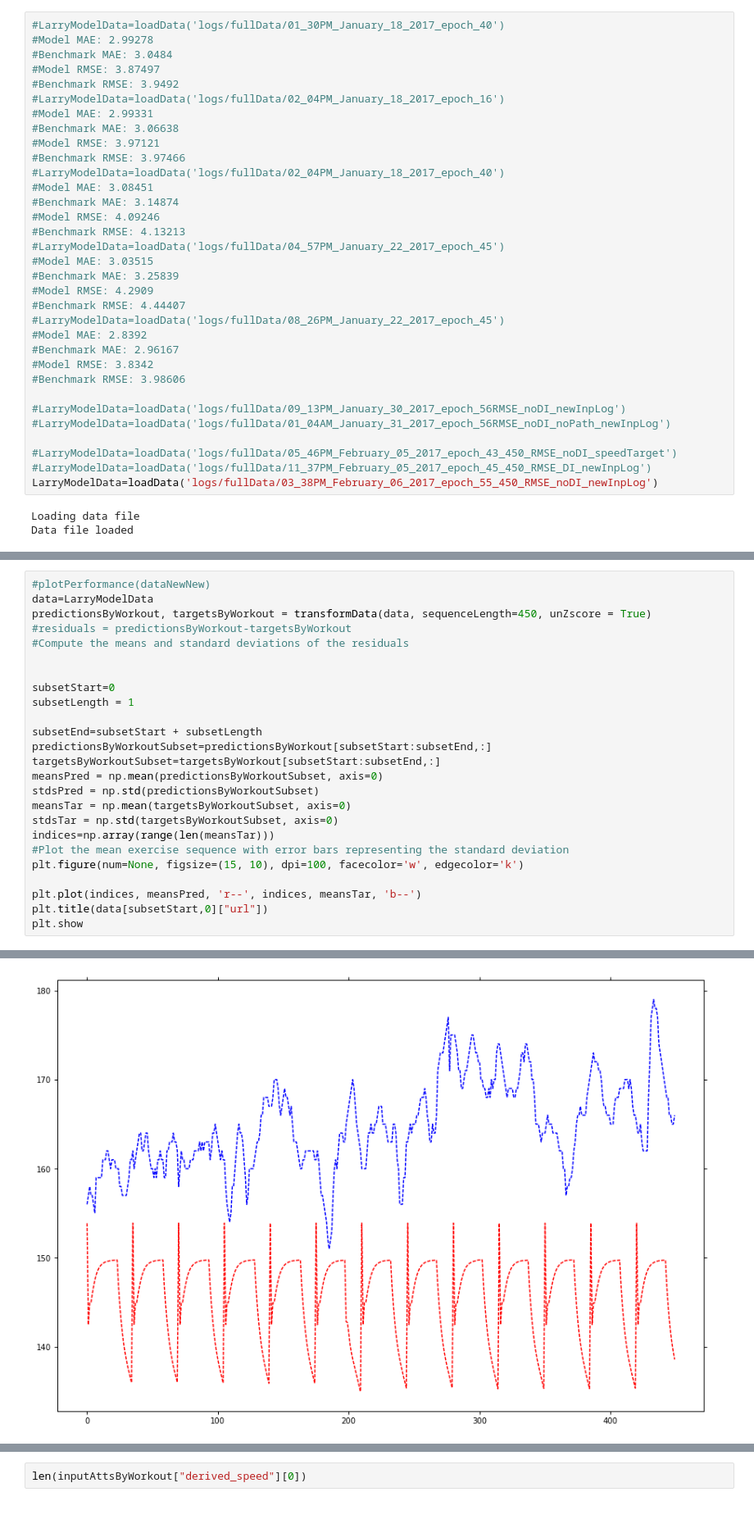
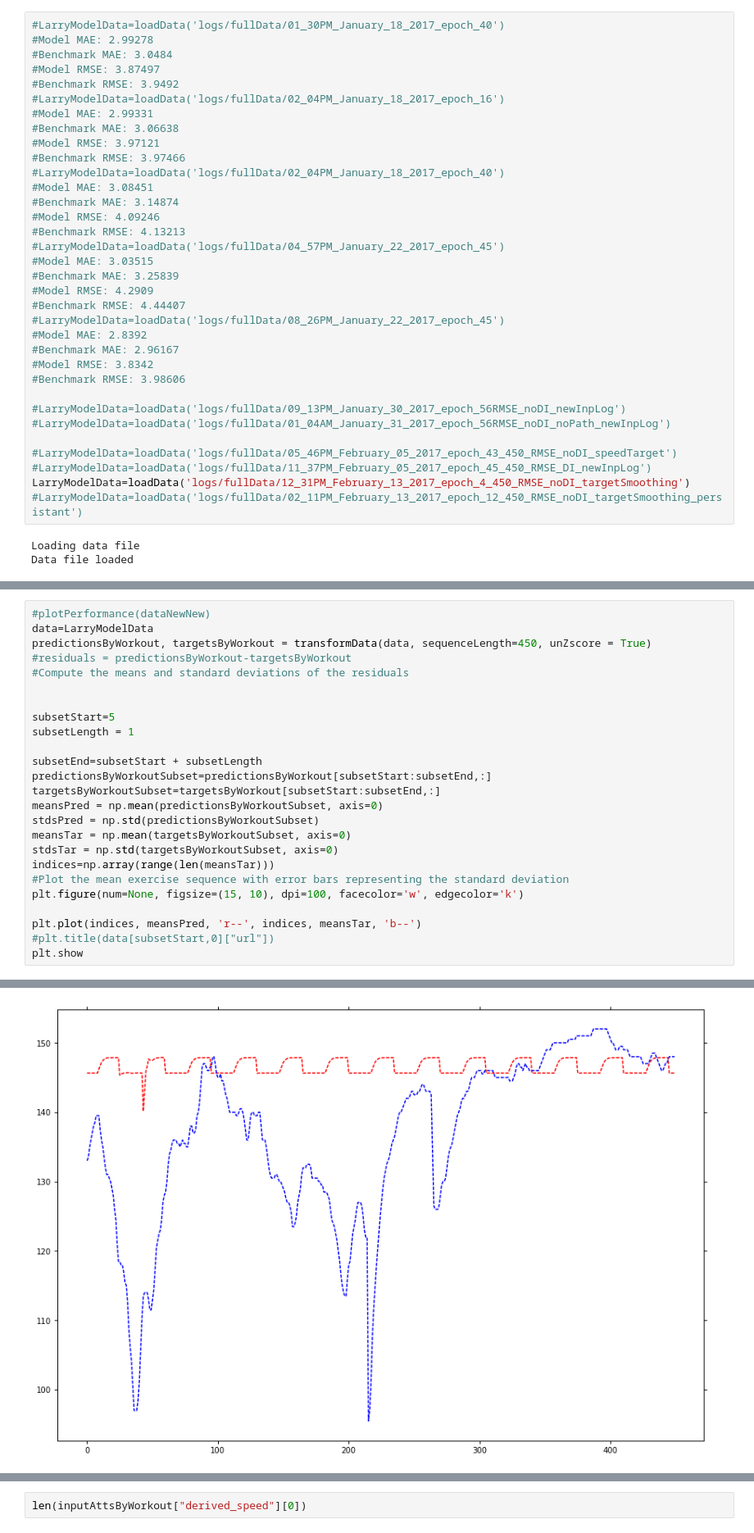
Before and after one commit to Epist/endomondo_inference, a Jupyter notebook: testPlotting.ipynb, the cells around one changed output, grey strips where cells are left out. Shown at 82% size. Cells and saved outputs as stored; diff of their text form.

```diff
--- a/testPlotting.ipynb
+++ b/testPlotting.ipynb
@@ -589,7 +589,8 @@ np.min(targetsByWorkout)
 
 #LarryModelData=loadData('logs/fullData/05_46PM_February_05_2017_epoch_43_450_RMSE_noDI_speedTarget')
 #LarryModelData=loadData('logs/fullData/11_37PM_February_05_2017_epoch_45_450_RMSE_DI_newInpLog')
-LarryModelData=loadData('logs/fullData/03_38PM_February_06_2017_epoch_55_450_RMSE_noDI_newInpLog')
+LarryModelData=loadData('logs/fullData/12_31PM_February_13_2017_epoch_4_450_RMSE_noDI_targetSmoothing')
+#LarryModelData=loadData('logs/fullData/02_11PM_February_13_2017_epoch_12_450_RMSE_noDI_targetSmoothing_persistant')
 # %% [output]
 Loading data file
 Data file loaded
@@ -622,7 +623,7 @@ predictionsByWorkout, targetsByWorkout = transformData(data, sequenceLength=450,
 #Compute the means and standard deviations of the residuals
 
 
-subsetStart=0
+subsetStart=5
 subsetLength = 1
 
 subsetEnd=subsetStart + subsetLength
@@ -637,6 +638,6 @@ indices=np.array(range(len(meansTar)))
 plt.figure(num=None, figsize=(15, 10), dpi=100, facecolor='w', edgecolor='k')
 
 plt.plot(indices, meansPred, 'r--', indices, meansTar, 'b--')
-plt.title(data[subsetStart,0]["url"])
+#plt.title(data[subsetStart,0]["url"])
 plt.show
 # %% [output]
@@ -644,4 +645,4 @@ TypeError: 'dataEpoch' object has no attribute '__getitem__'
-[figure, old version]
+[figure, new version]
 # %%
 inputOrderSeq = [x for x in LarryModelData.endoFeatures if x!= LarryModelData.targetAtt]
 print(inputOrderSeq)
```
Also changed, not shown: parts of 10 cells of this notebook, 6 other files.
